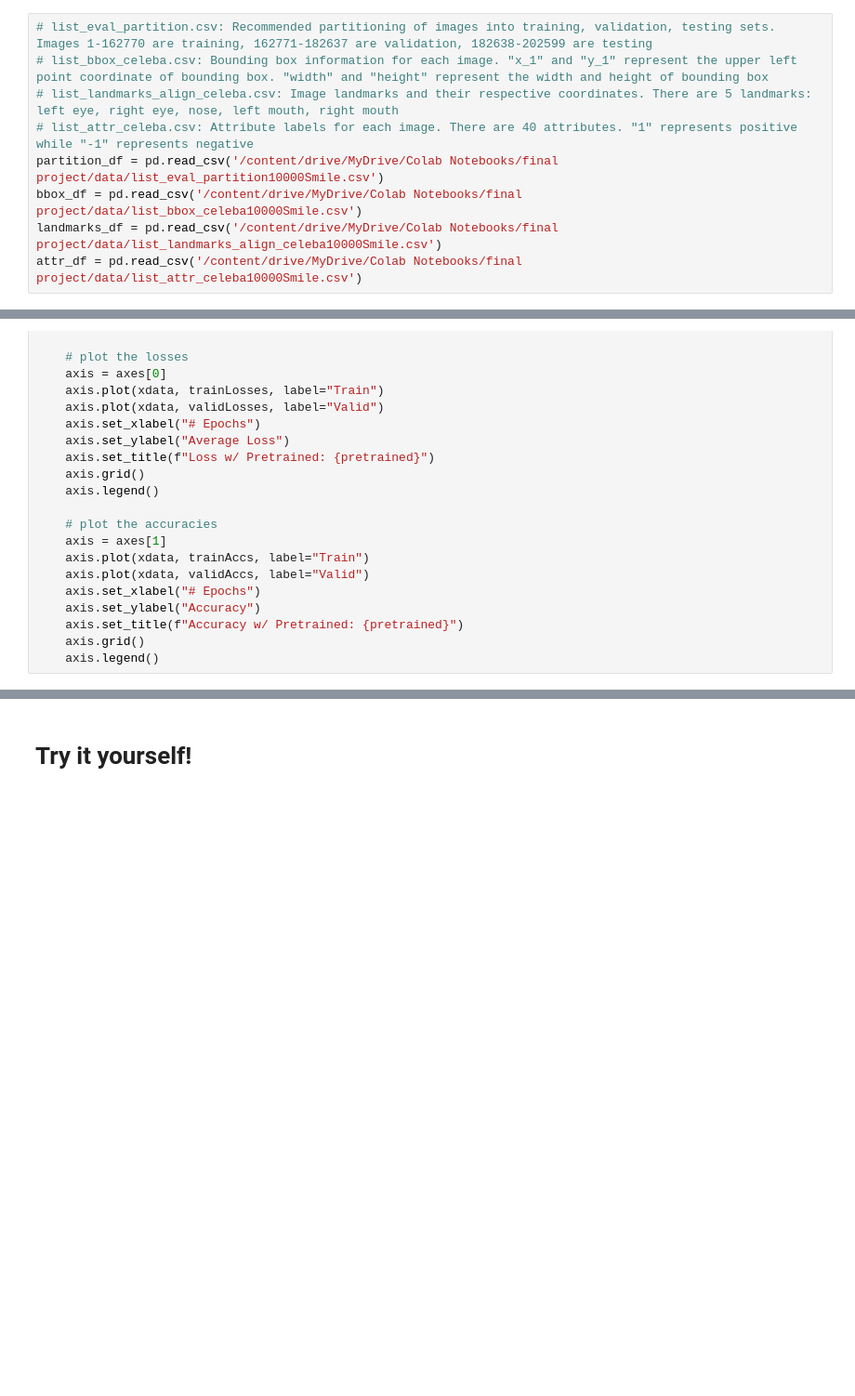
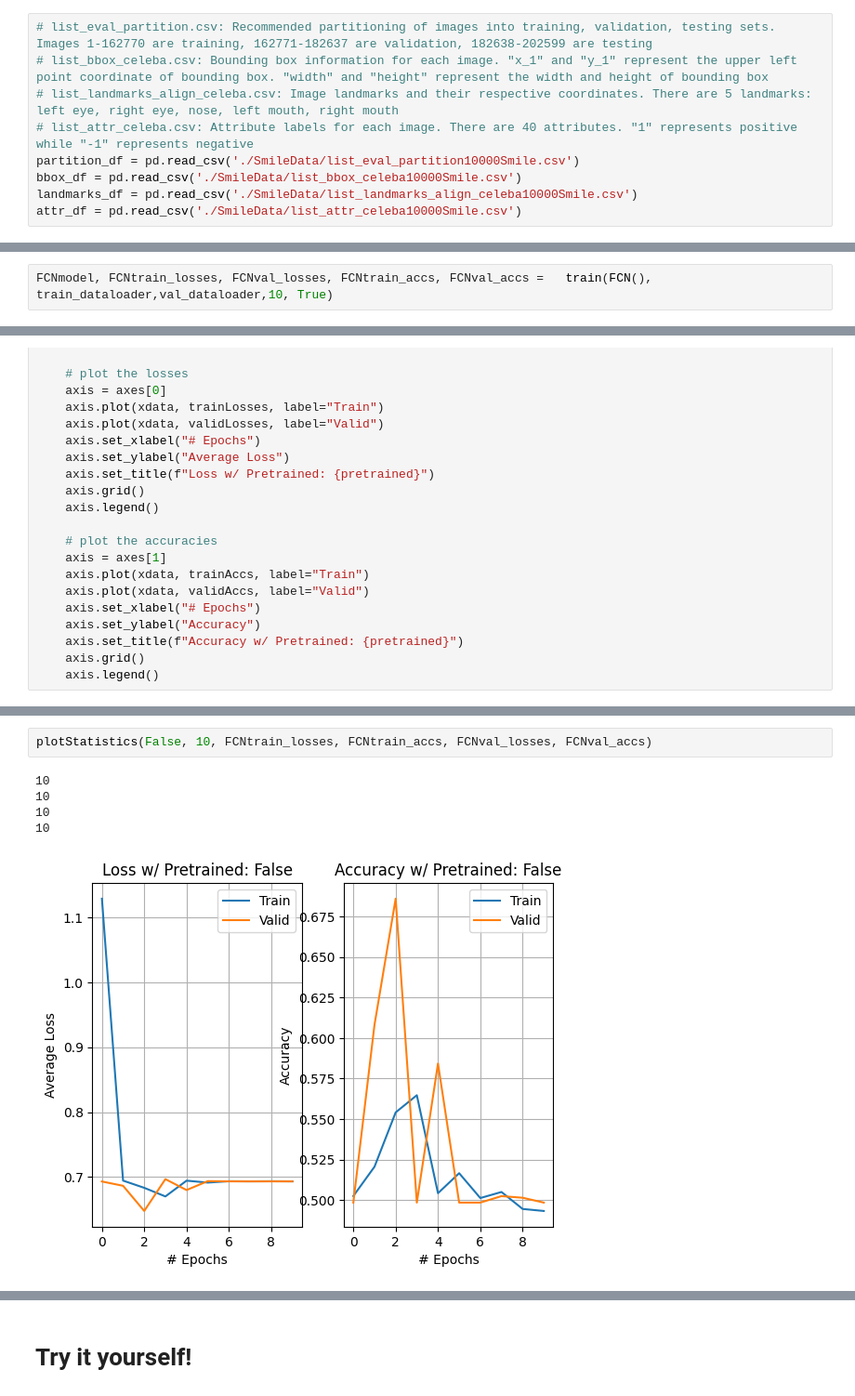
Before and after one commit to SKam23/Smile-Detector, a Jupyter notebook: 10315_Final_Project.ipynb, the cells around one changed output, grey strips where cells are left out. Shown at 93% size. Saved outputs shown, nothing was run; the diff lists cells and outputs as text; blank space fills up the shorter version.

```diff
--- a/10315_Final_Project.ipynb
+++ b/10315_Final_Project.ipynb
@@ -51,10 +50,10 @@ display(images["201426.jpg"])
 # list_bbox_celeba.csv: Bounding box information for each image. "x_1" and "y_1" represent the upper left point coordinate of bounding box. "width" and "height" represent the width and height of bounding box
 # list_landmarks_align_celeba.csv: Image landmarks and their respective coordinates. There are 5 landmarks: left eye, right eye, nose, left mouth, right mouth
 # list_attr_celeba.csv: Attribute labels for each image. There are 40 attributes. "1" represents positive while "-1" represents negative
-partition_df = pd.read_csv('/content/drive/MyDrive/Colab Notebooks/final project/data/list_eval_partition10000Smile.csv')
-bbox_df = pd.read_csv('/content/drive/MyDrive/Colab Notebooks/final project/data/list_bbox_celeba10000Smile.csv')
-landmarks_df = pd.read_csv('/content/drive/MyDrive/Colab Notebooks/final project/data/list_landmarks_align_celeba10000Smile.csv')
-attr_df = pd.read_csv('/content/drive/MyDrive/Colab Notebooks/final project/data/list_attr_celeba10000Smile.csv')
+partition_df = pd.read_csv('./SmileData/list_eval_partition10000Smile.csv')
+bbox_df = pd.read_csv('./SmileData/list_bbox_celeba10000Smile.csv')
+landmarks_df = pd.read_csv('./SmileData/list_landmarks_align_celeba10000Smile.csv')
+attr_df = pd.read_csv('./SmileData/list_attr_celeba10000Smile.csv')
 # %%
 merged_df = partition_df.merge(bbox_df, on='image_id').merge(landmarks_df, on='image_id').merge(attr_df, on='image_id')
 train_df = merged_df[merged_df['partition'] == 0]
@@ -280,0 +393,2 @@ Epoch [20/20], Train Loss: 0.0123, Train Acc: 0.9984, Val Loss: 0.7309, Val Acc:
+# %%
+FCNmodel, FCNtrain_losses, FCNval_losses, FCNtrain_accs, FCNval_accs =   train(FCN(), train_dataloader,val_dataloader,10, True)
@@ -308,0 +441,8 @@ plotStatistics(False, 20, train_losses, train_accs, val_losses, val_accs)
+# %%
+plotStatistics(False, 10, FCNtrain_losses, FCNtrain_accs, FCNval_losses, FCNval_accs)
+# %% [output]
+10
+10
+10
+10
+[figure, added]
```
Also changed, not shown: parts of 18 cells of this notebook.
